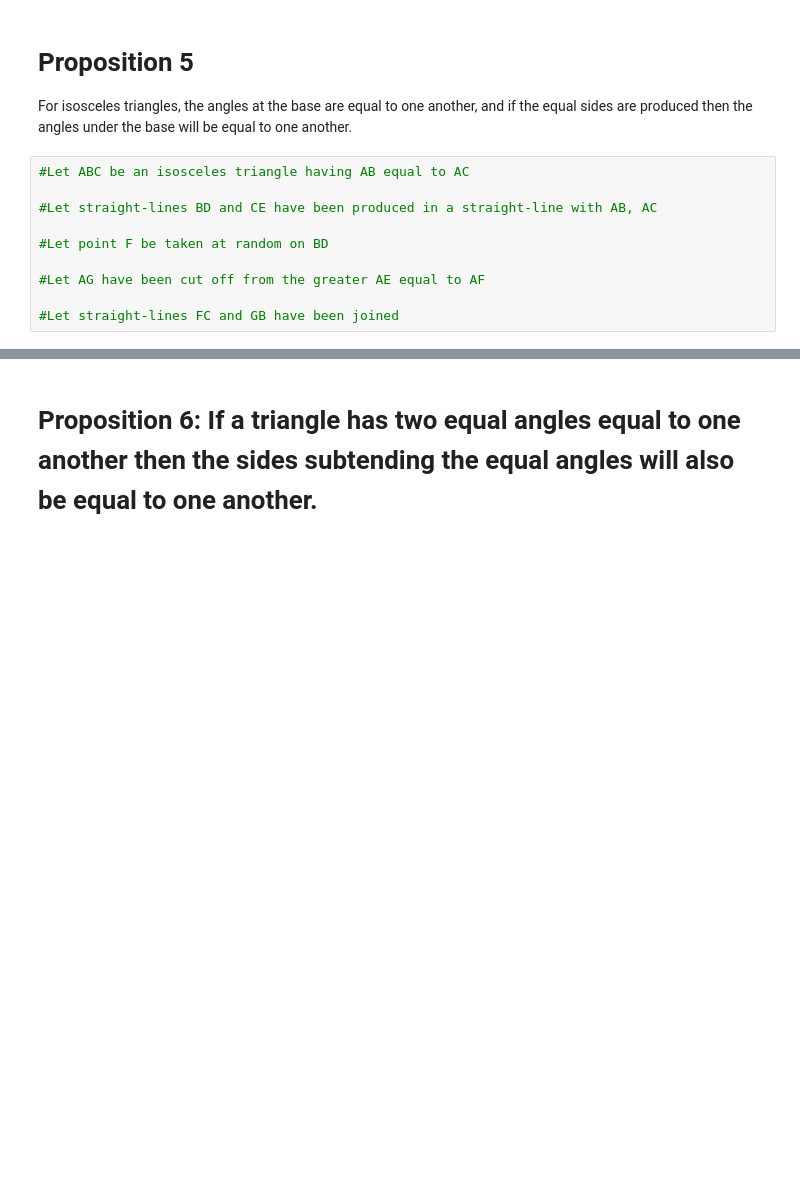
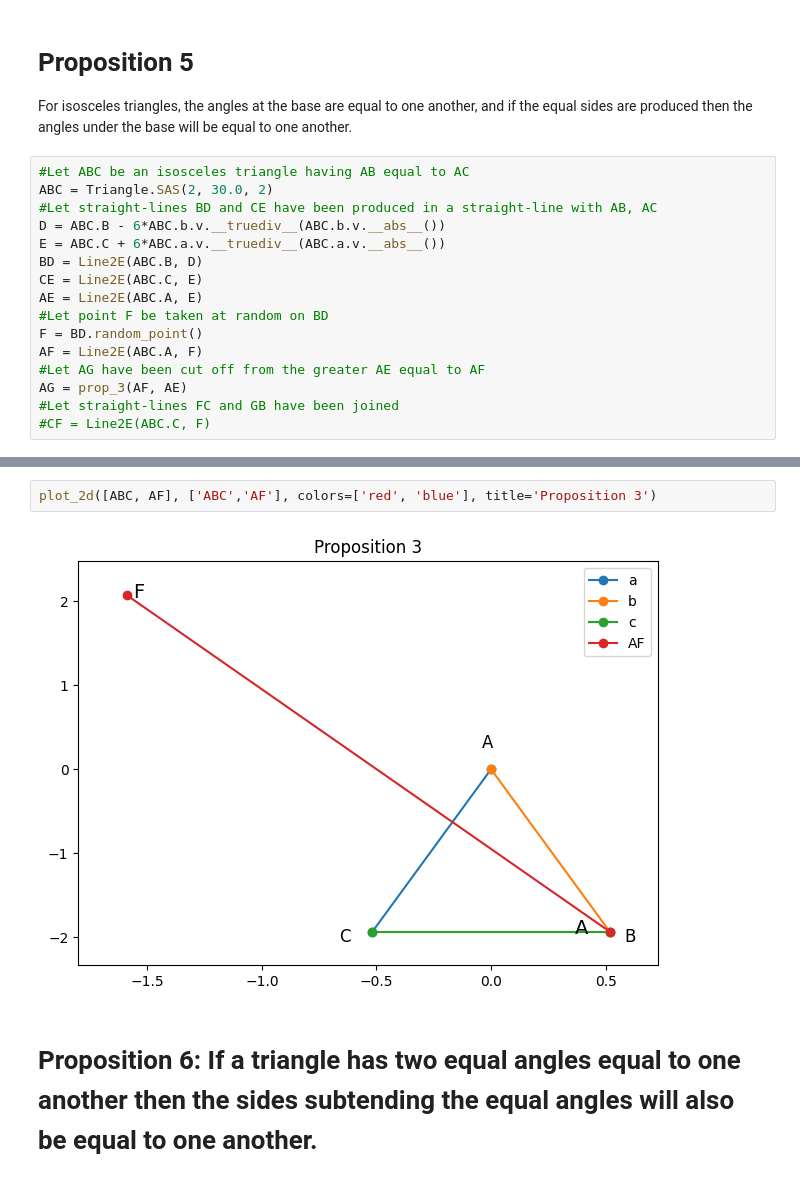
Before and after one commit to jon-bown/euclid, a Jupyter notebook: euclid_s_elements_book_1_prop_1_20.ipynb, the cells around one changed output, grey strips where cells are left out. Saved outputs shown, nothing was run; the diff lists cells and outputs as text; blank space fills up the shorter version.

```diff
--- a/euclid_s_elements_book_1_prop_1_20.ipynb
+++ b/euclid_s_elements_book_1_prop_1_20.ipynb
@@ -667,11 +683,17 @@ True
 For isosceles triangles, the angles at the base are equal to one another, and if the equal sides are produced then the angles under the base will be equal to one another.
 # %%
 #Let ABC be an isosceles triangle having AB equal to AC
-
+ABC = Triangle.SAS(2, 30.0, 2)
 #Let straight-lines BD and CE have been produced in a straight-line with AB, AC
-
+D = ABC.B - 6*ABC.b.v.__truediv__(ABC.b.v.__abs__())
+E = ABC.C + 6*ABC.a.v.__truediv__(ABC.a.v.__abs__())
+BD = Line2E(ABC.B, D)
+CE = Line2E(ABC.C, E)
+AE = Line2E(ABC.A, E)
 #Let point F be taken at random on BD
-
+F = BD.random_point()
+AF = Line2E(ABC.A, F)
 #Let AG have been cut off from the greater AE equal to AF
-
+AG = prop_3(AF, AE)
 #Let straight-lines FC and GB have been joined
+#CF = Line2E(ABC.C, F)
@@ -678,3 +704,7 @@ For isosceles triangles, the angles at the base are equal to one another, and if
+# %%
+plot_2d([ABC, AF], ['ABC','AF'], colors=['red', 'blue'], title='Proposition 3')
+# %% [output]
+[figure, added]
 # %% [markdown]
 # Proposition 6: If a triangle has two equal angles equal to one another then the sides subtending the equal angles will also be equal to one another.
 # %% [markdown]
```
Also changed, not shown: parts of 14 cells of this notebook.
